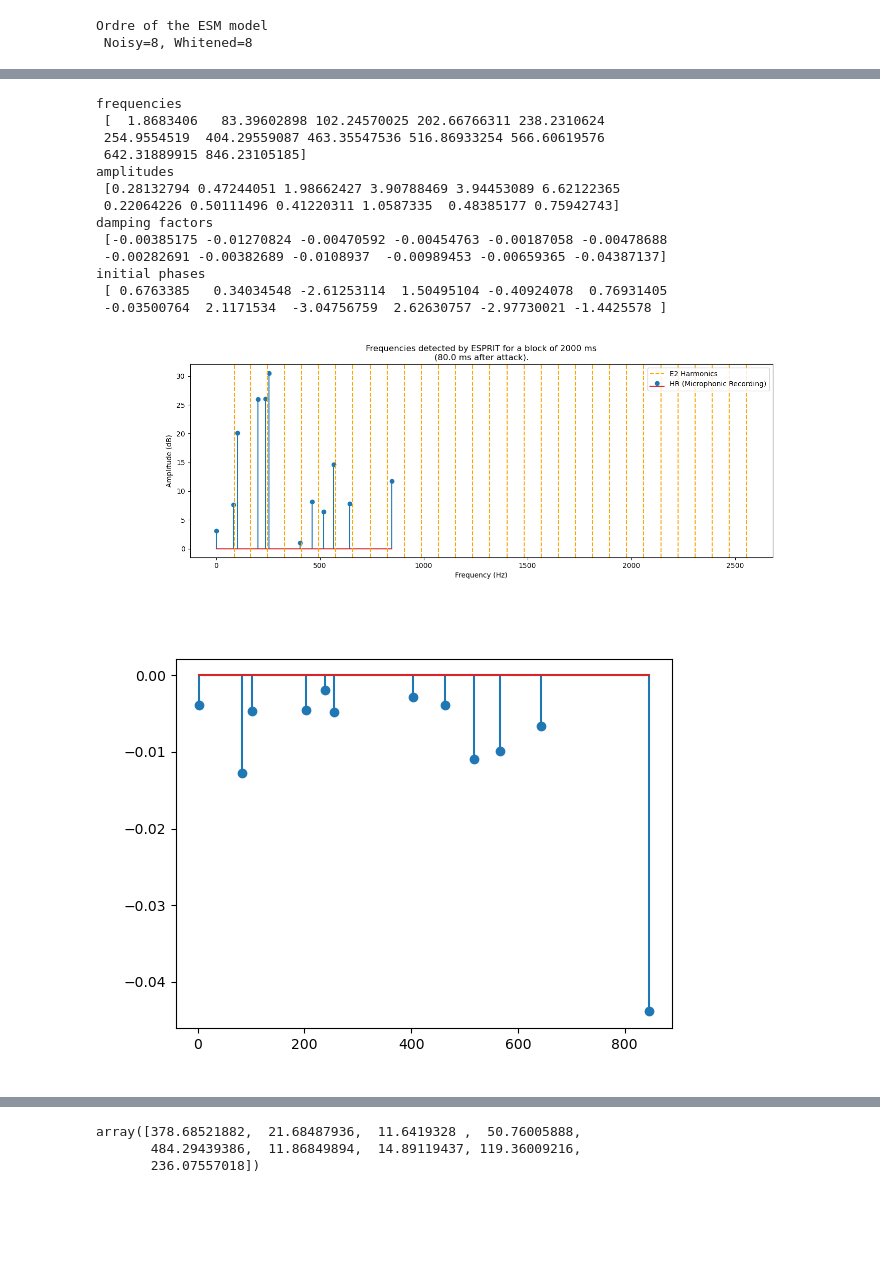
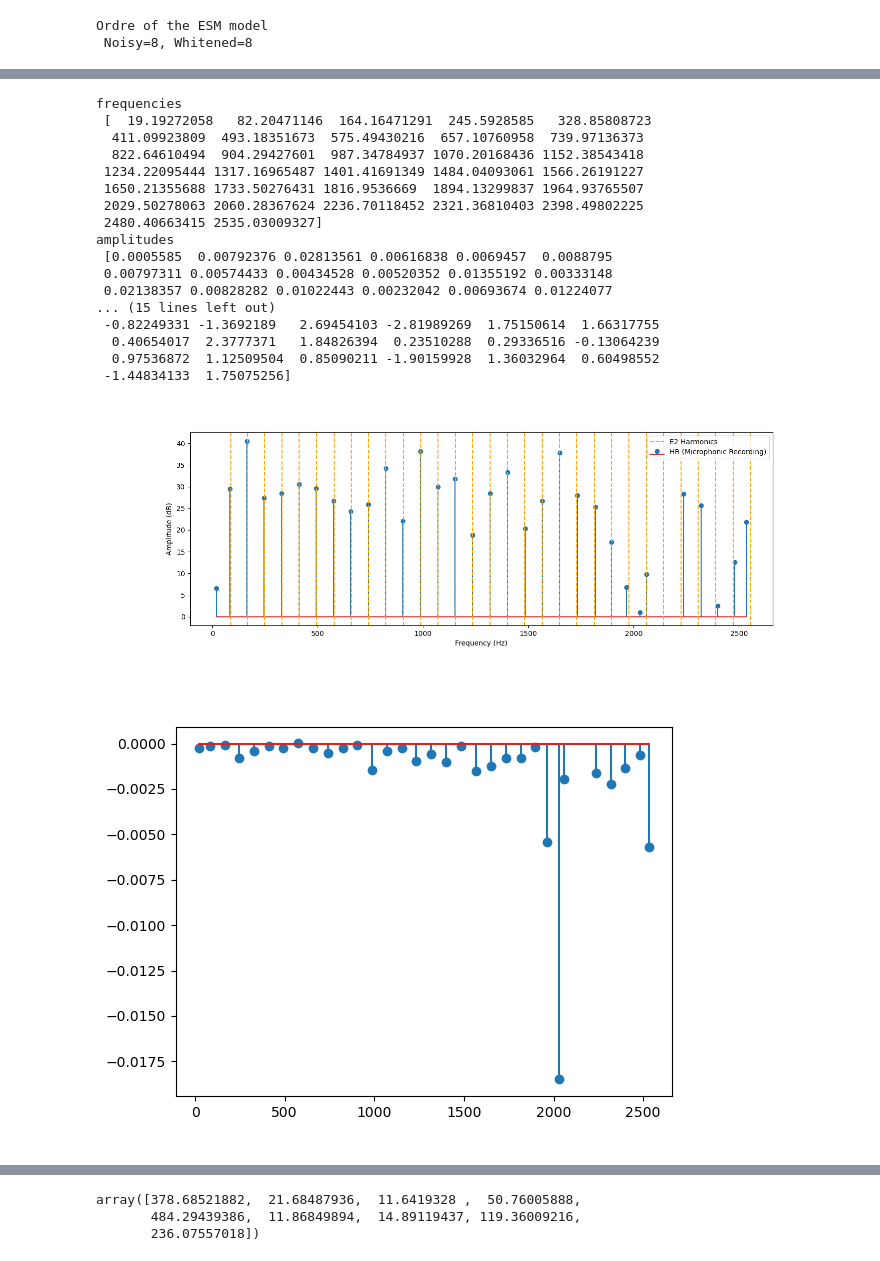
Before and after one commit to piptouque/atiam_pam_hrparam, a Jupyter notebook: source/hr_roy.ipynb, the cells around one changed output, grey strips where cells are left out. Saved outputs shown, nothing was run; the diff lists cells and outputs as text; code cells hidden in the pictures; blank space fills up the shorter version.

```diff
--- a/source/hr_roy.ipynb
+++ b/source/hr_roy.ipynb
@@ -440,9 +444,11 @@ for i in range(num_bands):
 
     freqs, PSD = signal.welch(mic_bands[i])
     plt.plot(fs_bands*freqs+i*fs_bands/2, 20*np.log10(PSD))
-    plt.title('PSD by Sub-bands')
+    #plt.title('PSD by Sub-bands')
     plt.xlabel('Frequency (Hz)')
-    plt.ylabel('Amplitudes (dB)')
+    plt.ylabel('Amplitude (dB)')
+
+    #plt.savefig('PSD_bands.svg', facecolor="none", transparent=True, format="svg")
 
     #freqso, amps = signal.freqz(bank_coeffs[i], [1])
     #plt.plot(0.5*fs_mic*freqso/np.pi, 20*np.log10(np.abs(amps)))
@@ -553,30 +556,34 @@ plt.show()
 # %% [markdown]
 > Whitening the First Band
 # %%
-band0_white, freq_band0, PSD_band0, PSD_noise_band0, PSD_band0_white, PSD_noise_band0_white, AR_band0_white = pam.whiten(mic_bands[0], 12000, 4, 15)
+band0_white, freq_band0, PSD_band0, PSD_noise_band0, PSD_band0_white, PSD_noise_band0_white, AR_band0_white = pam.whiten(mic_bands[0], 2000, 4, 15)
 
 print('The smoothing order must be at least', 4*0.016*len(freq_band0))
 
 freq_band0 *= fs_bands
 
-plt.figure()
-plt.title('First Band Signal - Before Whitening')
-plt.plot(freq_band0, 20*np.log10((PSD_band0)), label = 'PSD of signal')
+plt.figure(figsize=[12,5])
+
+plt.subplot(1, 2, 1)
+
+plt.title('Before Whitening')
+plt.plot(freq_band0, 20*np.log10((PSD_band0)), label = 'Signal PSD')
 plt.plot(freq_band0, 20*np.log10((PSD_noise_band0)), label = 'Noise PSD Estimation')
 plt.xlabel('Frequency (Hz)')
 plt.ylabel('Amplitude (dB)')
 #plt.xlim(0,1000)
 plt.legend()
-plt.show()
+#plt.savefig('1stband_c_005mm_18cmFromBridge_1.svg', facecolor="none", transparent=True, format="svg")
 
-plt.figure()
-plt.title('First Band Signal - After Whitening')
-plt.plot(freq_band0, 20*np.log10((PSD_band0_white)), label = 'PSD of signal')
+
+plt.subplot(1, 2, 2)
+plt.title('After Whitening')
+plt.plot(freq_band0, 20*np.log10((PSD_band0_white)), label = 'Signal PSD')
 plt.plot(freq_band0, 20*np.log10((PSD_noise_band0_white)), label = 'Noise PSD Estimation')
 plt.xlabel('Frequency (Hz)')
 plt.ylabel('Amplitude (dB)')
 #plt.xlim(0,1000)
-plt.legend()
-#plt.savefig('PSD_acc_lowband.svg', facecolor="none", transparent=True, format="svg")
+#plt.legend()
+plt.savefig('whiten_005mm_18cmFromBridge_1.svg', facecolor="none", transparent=True, format="svg")
 plt.show()
 # %% [output]
@@ -726,10 +715,10 @@ print(f' Noisy={r_est_noise}, Whitened={r_est_white}')
 Ordre of the ESM model
  Noisy=8, Whitened=8
 # %%
-window_length = 2
-hop_size = 0.08
+window_length = 0.5
+hop_size = 0.05
 
-delta_band0, freq_band0, alpha_band0, amp_band0, phi_band0 = pam.esprit_blocks(band0_white, window_length, hop_size, fs_bands, 128, 24)
+delta_band0, freq_band0, alpha_band0, amp_band0, phi_band0 = pam.esprit_blocks(band0_white, window_length, hop_size, fs_bands, 68, 2*32)
 
 freq_band0_hz = freq_band0*fs_bands
 print(freq_band0_hz.shape)
@@ -756,5 +745,5 @@ Frequencies:
 # %%
-block = 1
+block = 5
 
 graph = np.array([freq_band0_hz[block], amp_band0[block], delta_band0[block], phi_band0[block]]) #alpha_band0[block]
 
@@ -789,48 +778,54 @@ print('initial phases\n', phases_alex)
 #print('complex amplitudes\n', complex_alex)
 
 #print(x_uk)
 
 plt.figure(figsize = [15,5])
 
-plt.title('Frequencies detected by ESPRIT for a block of ' + str(window_length*1000) + ' ms\n(' + str(block*hop_size*1000) + ' ms after attack).')
+#plt.title('Frequencies detected by ESPRIT for a block of ' + str(window_length*1000) + ' ms\n(' + str(block*hop_size*1000) + ' ms after attack).')
 plt.xlabel('Frequency (Hz)')
 plt.ylabel('Amplitude (dB)')
 
 
 plt.stem(freqs_alex, amps_log, label='HR (Microphonic Recording)')
 
 
 #plt.setp(markerline, markersize = 5)
 
 #plt.stem(x_uk[:-3], y_uk[:-3], 'g', markerfmt='Dg',  label='HR (UK synthesis)')
 
 
 plt.axvline(88.4, 0, 1, color='orange', linestyle='dashed', label='E2 Harmonics')
 for i in range(2,32):
     plt.axvline(i*82.4, 0, 1, color='orange', linestyle='dashed')
 
 plt.legend(loc = 'upper right')
+
+#plt.savefig('2000_025_05_68_32_005mm_18cmFromBridge_1.svg', facecolor="none", transparent=True, format="svg")
 plt.show()
 
 plt.figure()
-plt.stem(freqs_alex, damping_alex, label='HR (Microphonic Recording)')
+plt.stem(freqs_alex, damping_alex, label='HR Analysis')
 plt.show()
 # %% [output]
 frequencies
- [  1.8683406   83.39602898 102.24570025 202.66766311 238.2310624
- 254.9554519  404.29559087 463.35547536 516.86933254 566.60619576
- 642.31889915 846.23105185]
+ [  19.19272058   82.20471146  164.16471291  245.5928585   328.85808723
+  411.09923809  493.18351673  575.49430216  657.10760958  739.97136373
+  822.64610494  904.29427601  987.34784937 1070.20168436 1152.38543418
+ 1234.22095444 1317.16965487 1401.41691349 1484.04093061 1566.26191227
+ 1650.21355688 1733.50276431 1816.9536669  1894.13299837 1964.93765507
+ 2029.50278063 2060.28367624 2236.70118452 2321.36810403 2398.49802225
+ 2480.40663415 2535.03009327]
 amplitudes
- [0.28132794 0.47244051 1.98662427 3.90788469 3.94453089 6.62122365
- 0.22064226 0.50111496 0.41220311 1.0587335  0.48385177 0.75942743]
-damping factors
- [-0.00385175 -0.01270824 -0.00470592 -0.00454763 -0.00187058 -0.00478688
- -0.00282691 -0.00382689 -0.0108937  -0.00989453 -0.00659365 -0.04387137]
-initial phases
- [ 0.6763385   0.34034548 -2.61253114  1.50495104 -0.40924078  0.76931405
- -0.03500764  2.1171534  -3.04756759  2.62630757 -2.97730021 -1.4425578 ]
+ [0.0005585  0.00792376 0.02813561 0.00616838 0.0069457  0.0088795
+ 0.00797311 0.00574433 0.00434528 0.00520352 0.01355192 0.00333148
+ 0.02138357 0.00828282 0.01022443 0.00232042 0.00693674 0.01224077
+... (15 lines left out)
+ -0.82249331 -1.3692189   2.69454103 -2.81989269  1.75150614  1.66317755
+  0.40654017  2.3777371   1.84826394  0.23510288  0.29336516 -0.13064239
+  0.97536872  1.12509504  0.85090211 -1.90159928  1.36032964  0.60498552
+ -1.44834133  1.75075256]
-[figure, old version]
+[figure, new version]
-[figure, old version]
+[figure, new version]
 # %%
 nus_alex
 # %% [output]
```
Also changed, not shown: parts of 32 cells of this notebook.
